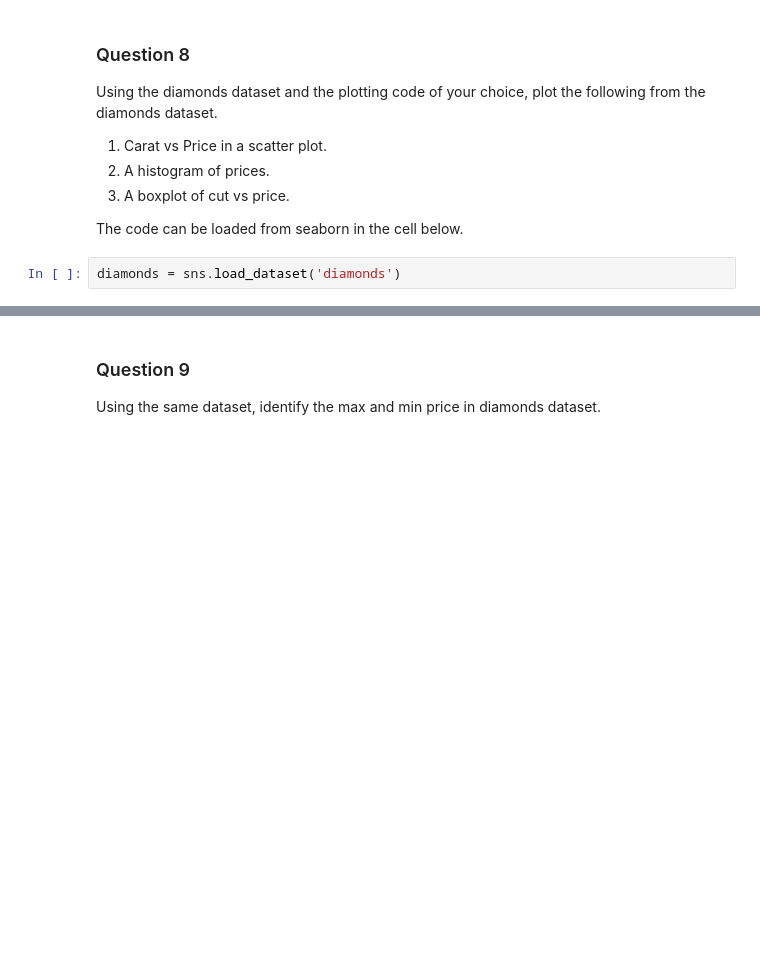
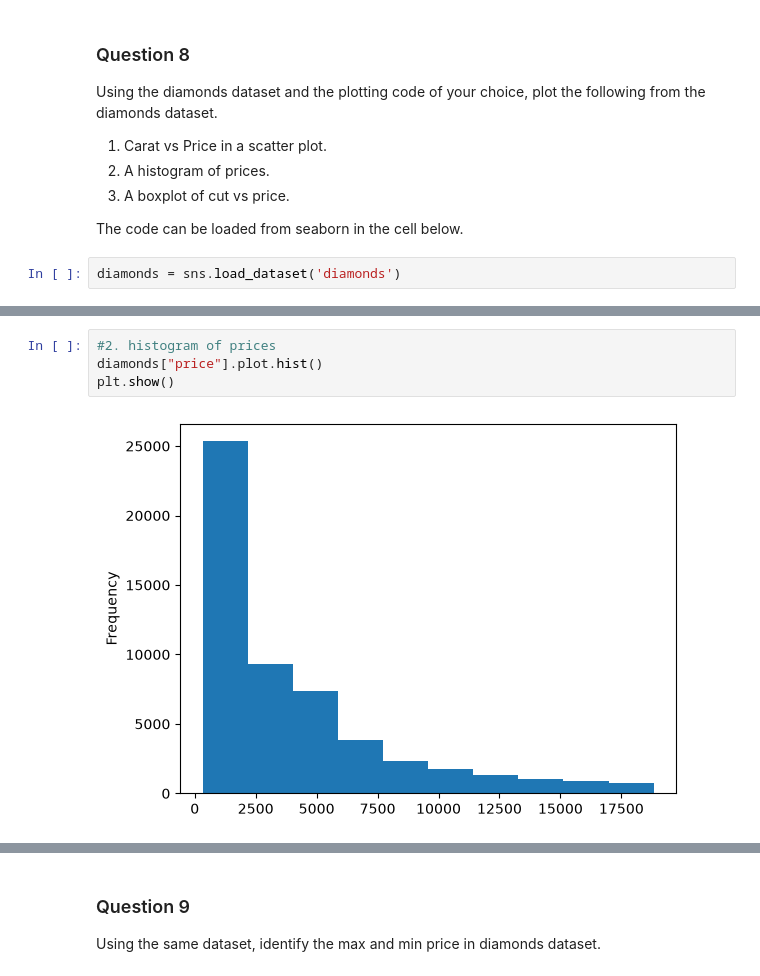
Before and after one commit to amrselimn/AMR_LIFE4138_CW, a Jupyter notebook: Coursework_files/Python_Coursework_Questions.ipynb, the cells around one changed output, grey strips where cells are left out. Cells and saved outputs as stored; diff of their text form; blank space fills up the shorter version.

```diff
--- a/Coursework_files/Python_Coursework_Questions.ipynb
+++ b/Coursework_files/Python_Coursework_Questions.ipynb
@@ -234,0 +319,6 @@ diamonds = sns.load_dataset('diamonds')
+# %%
+#2. histogram of prices
+diamonds["price"].plot.hist()
+plt.show()
+# %% [output]
+[figure, added]
```
Also changed, not shown: parts of 14 cells of this notebook.
